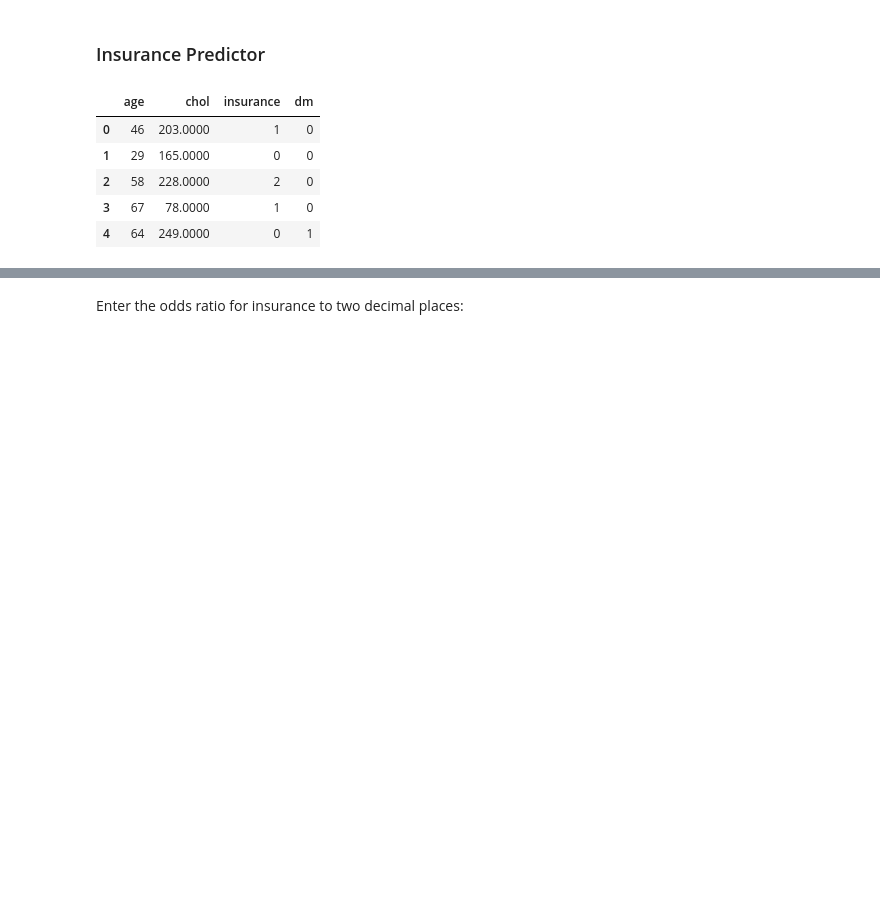
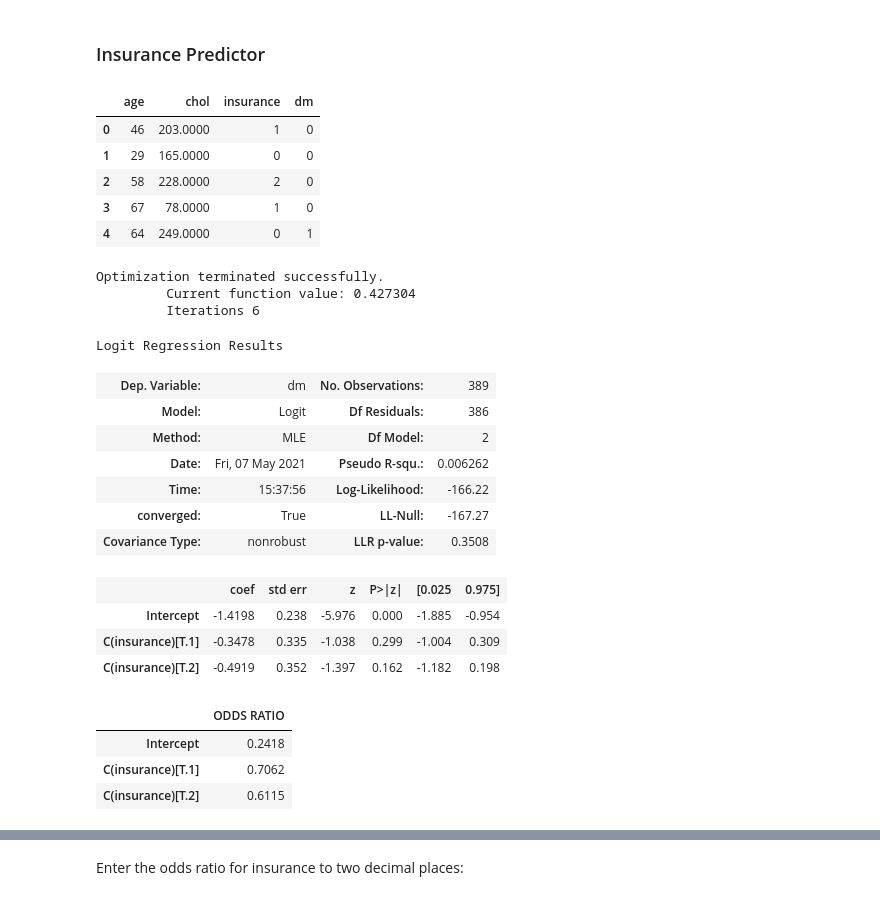
Before and after one commit to dennislamcv1/StatsICL, a Jupyter notebook: Logistic Regression in R for Public Health/Running A New Logistic Regression Model.ipynb, the cells around one changed output, grey strips where cells are left out. Saved outputs shown, nothing was run; the diff lists cells and outputs as text; code cells hidden in the pictures; blank space fills up the shorter version.

```diff
--- a/Logistic Regression in R for Public Health/Running A New Logistic Regression Model.ipynb
+++ b/Logistic Regression in R for Public Health/Running A New Logistic Regression Model.ipynb
@@ -301,3 +302,24 @@ df2.head()
 | 2 | 58 | 228.0000 | 2 | 0 |
 | 3 | 67 | 78.0000 | 1 | 0 |
 | 4 | 64 | 249.0000 | 0 | 1 |
+# %%
+model_insurance = logit(formula="dm ~ C(insurance)", data=df2).fit()
+# %% [output]
+Optimization terminated successfully.
+         Current function value: 0.427304
+         Iterations 6
+# %%
+model_insurance.summary()
+# %% [output]
+Logit Regression Results
+| Dep. Variable: | dm | No. Observations: | 389 |
+| Model: | Logit | Df Residuals: | 386 |
+| Method: | MLE | Df Model: | 2 |
+| Date: | Fri, 07 May 2021 | Pseudo R-squ.: | 0.006262 |
+| Time: | 15:37:56 | Log-Likelihood: | -166.22 |
+| converged: | True | LL-Null: | -167.27 |
+| Covariance Type: | nonrobust | LLR p-value: | 0.3508 |
+|  | coef | std err | z | P>|z| | [0.025 | 0.975] |
+| Intercept | -1.4198 | 0.238 | -5.976 | 0.000 | -1.885 | -0.954 |
+| C(insurance)[T.1] | -0.3478 | 0.335 | -1.038 | 0.299 | -1.004 | 0.309 |
+| C(insurance)[T.2] | -0.4919 | 0.352 | -1.397 | 0.162 | -1.182 | 0.198 |
@@ -303,0 +328,7 @@ df2.head()
+# %%
+model_odds
+# %% [output]
+|  | ODDS RATIO |
+| Intercept | 0.2418 |
+| C(insurance)[T.1] | 0.7062 |
+| C(insurance)[T.2] | 0.6115 |
```
Also changed, not shown: parts of 24 cells of this notebook, 3 other files.
